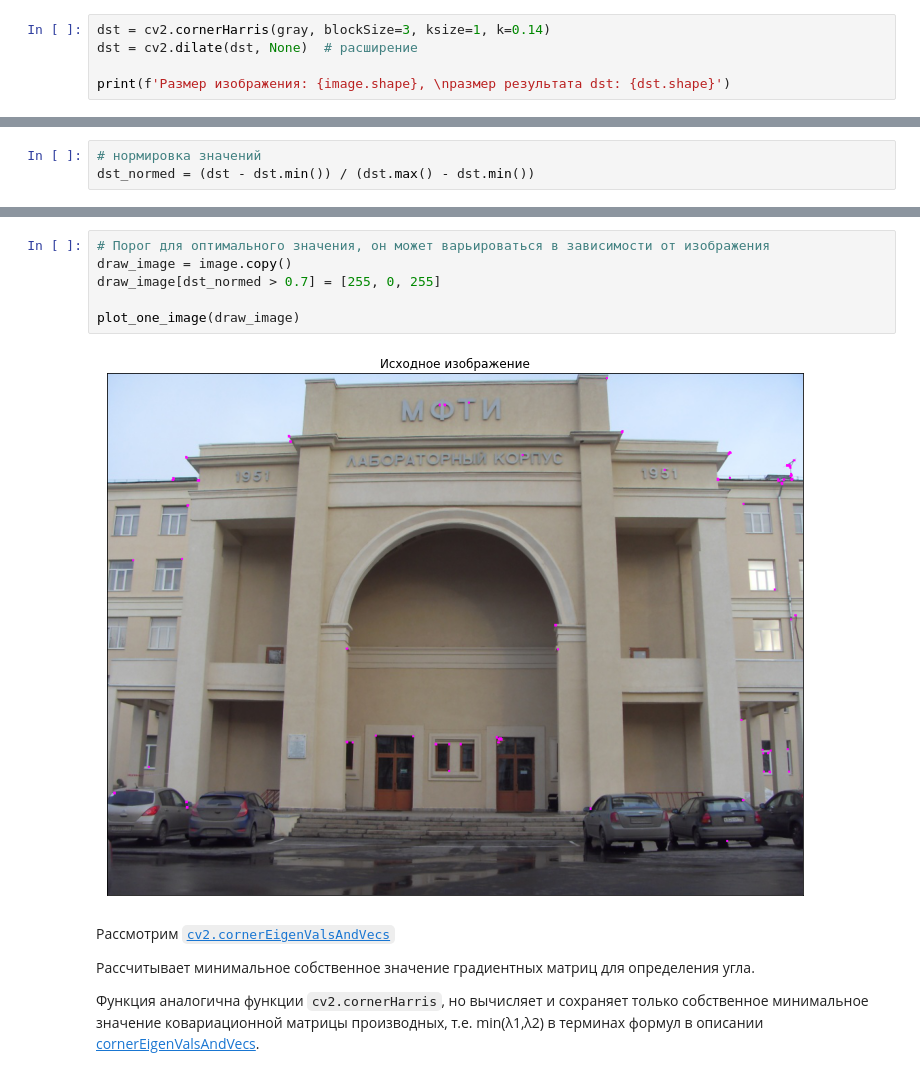
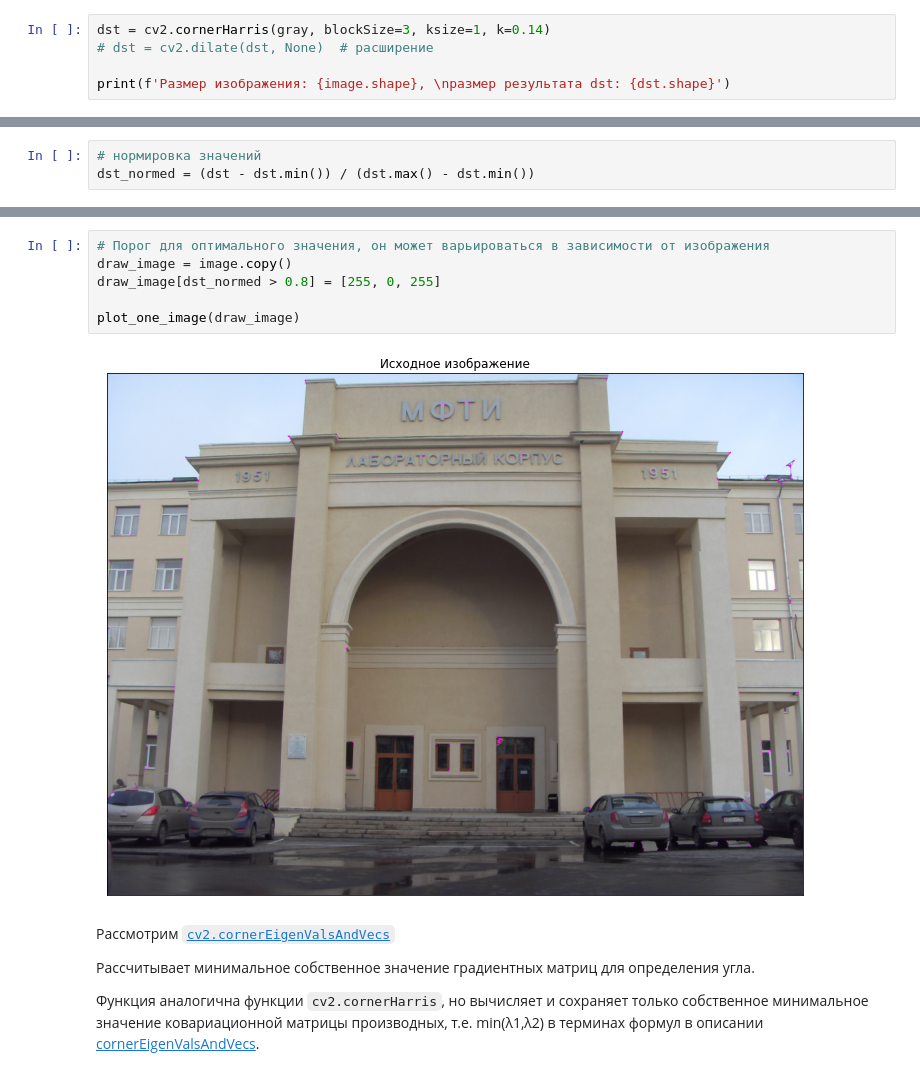
Before and after one commit to ml-dafe/cv_mipt_major, a Jupyter notebook: week_05_local_features/seminar_05.ipynb, the cells around one changed output, grey strips where cells are left out. Drawn from its saved outputs; the diff is of its cells as text.

````diff
--- a/week_05_local_features/seminar_05.ipynb
+++ b/week_05_local_features/seminar_05.ipynb
@@ -113,7 +113,7 @@ plot_one_image(gray, is_gray=True)
 [figure]
 # %%
 dst = cv2.cornerHarris(gray, blockSize=3, ksize=1, k=0.14)
-dst = cv2.dilate(dst, None)  # расширение
+# dst = cv2.dilate(dst, None)  # расширение
 
 print(f'Размер изображения: {image.shape}, \nразмер результата dst: {dst.shape}')
 # %% [output]
@@ -137,11 +148,11 @@ plt.show()
 # %%
 # Порог для оптимального значения, он может варьироваться в зависимости от изображения
 draw_image = image.copy()
-draw_image[dst_normed > 0.7] = [255, 0, 255]
+draw_image[dst_normed > 0.8] = [255, 0, 255]
 
 plot_one_image(draw_image)
 # %% [output]
-[figure, old version]
+[figure, new version]
 # %% [markdown]
 Рассмотрим [```cv2.cornerEigenValsAndVecs```](https://docs.opencv.org/4.2.0/dd/d1a/group__imgproc__feature.html#ga3dbce297c1feb859ee36707e1003e0a8)
 
````
Also changed, not shown: parts of 7 cells of this notebook, 38 other files.
